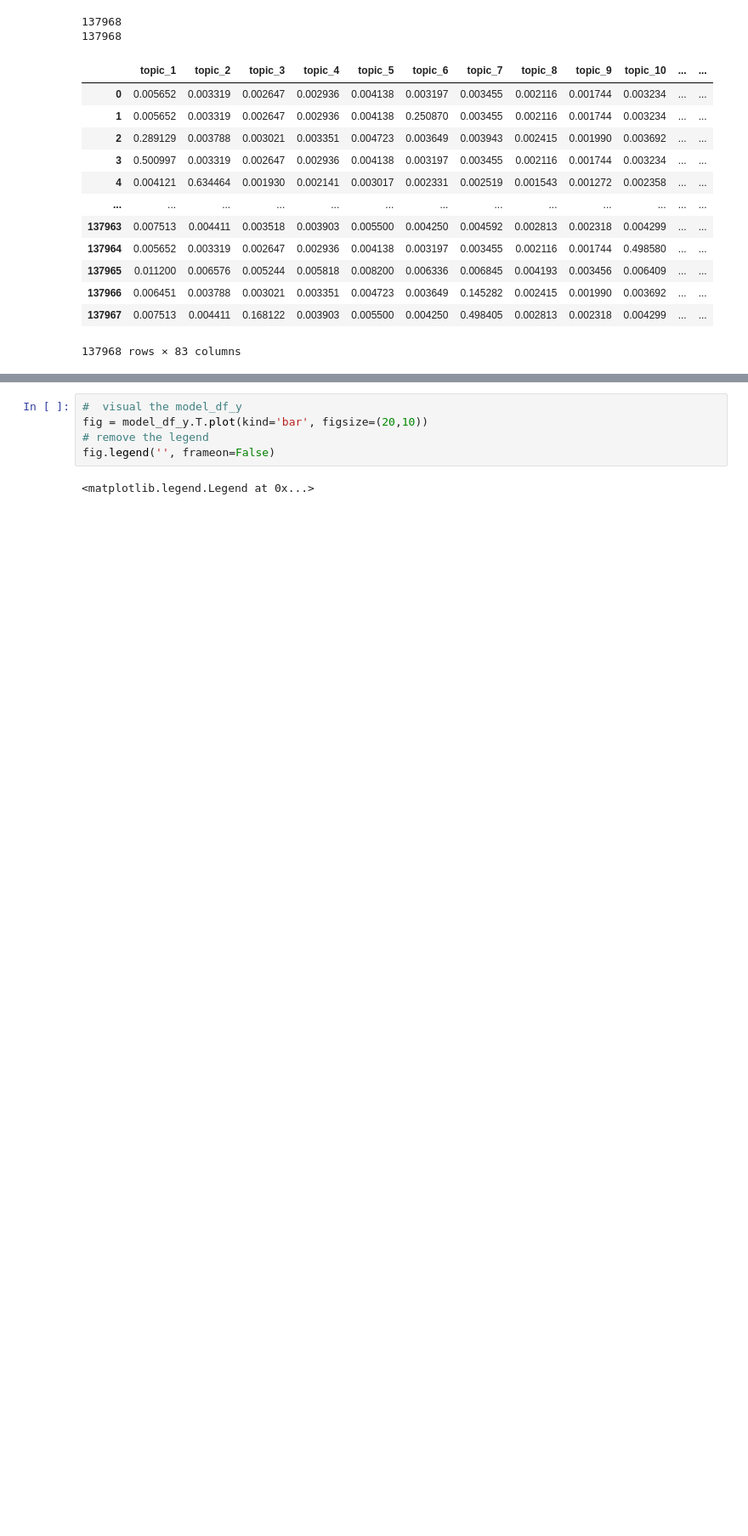
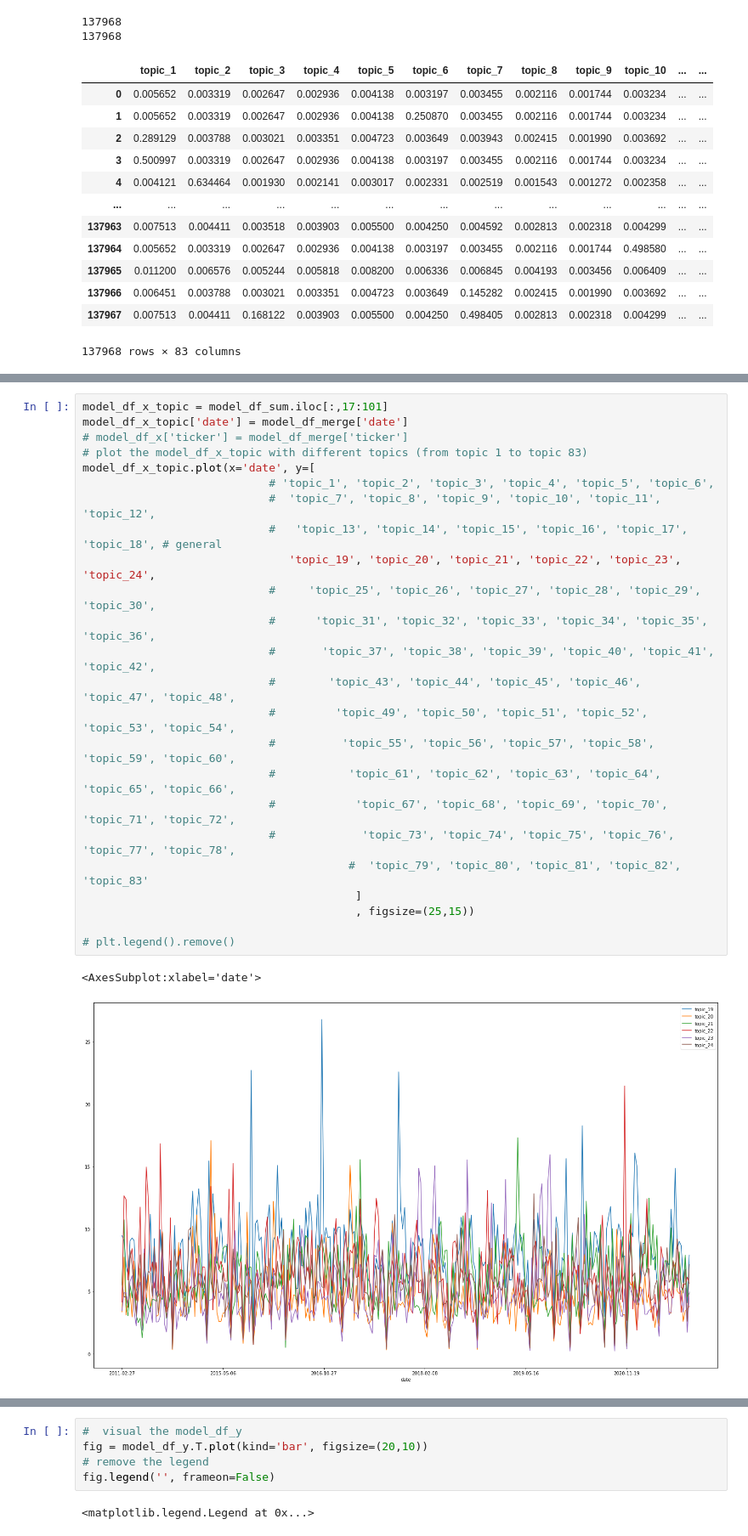
Before and after one commit to BoE-ARP-Bayes-MSc-BA/BoE_ARP_test01, a Jupyter notebook: BoE_Present_Model/model_2.ipynb, the cells around one changed output, grey strips where cells are left out. Shown at 85% size. Cells and saved outputs as stored; diff of their text form; blank space fills up the shorter version.

```diff
--- a/BoE_Present_Model/model_2.ipynb
+++ b/BoE_Present_Model/model_2.ipynb
@@ -1210,0 +1238,27 @@ model_df_y
+# %%
+model_df_x_topic = model_df_sum.iloc[:,17:101]
+model_df_x_topic['date'] = model_df_merge['date']
+# model_df_x['ticker'] = model_df_merge['ticker']
+# plot the model_df_x_topic with different topics (from topic 1 to topic 83)
+model_df_x_topic.plot(x='date', y=[
+                            # 'topic_1', 'topic_2', 'topic_3', 'topic_4', 'topic_5', 'topic_6',
+                            #  'topic_7', 'topic_8', 'topic_9', 'topic_10', 'topic_11', 'topic_12',
+                            #   'topic_13', 'topic_14', 'topic_15', 'topic_16', 'topic_17', 'topic_18', # general
+                               'topic_19', 'topic_20', 'topic_21', 'topic_22', 'topic_23', 'topic_24',
+                            #     'topic_25', 'topic_26', 'topic_27', 'topic_28', 'topic_29', 'topic_30',
+                            #      'topic_31', 'topic_32', 'topic_33', 'topic_34', 'topic_35', 'topic_36',
+                            #       'topic_37', 'topic_38', 'topic_39', 'topic_40', 'topic_41', 'topic_42',
+                            #        'topic_43', 'topic_44', 'topic_45', 'topic_46', 'topic_47', 'topic_48',
+                            #         'topic_49', 'topic_50', 'topic_51', 'topic_52', 'topic_53', 'topic_54',
+                            #          'topic_55', 'topic_56', 'topic_57', 'topic_58', 'topic_59', 'topic_60',
+                            #           'topic_61', 'topic_62', 'topic_63', 'topic_64', 'topic_65', 'topic_66',
+                            #            'topic_67', 'topic_68', 'topic_69', 'topic_70', 'topic_71', 'topic_72',
+                            #             'topic_73', 'topic_74', 'topic_75', 'topic_76', 'topic_77', 'topic_78',
+                                        #  'topic_79', 'topic_80', 'topic_81', 'topic_82', 'topic_83'
+                                         ]
+                                         , figsize=(25,15))
+
+# plt.legend().remove()
+# %% [output]
+<AxesSubplot:xlabel='date'>
+[figure, added]
```
Also changed, not shown: parts of 29 cells of this notebook.
